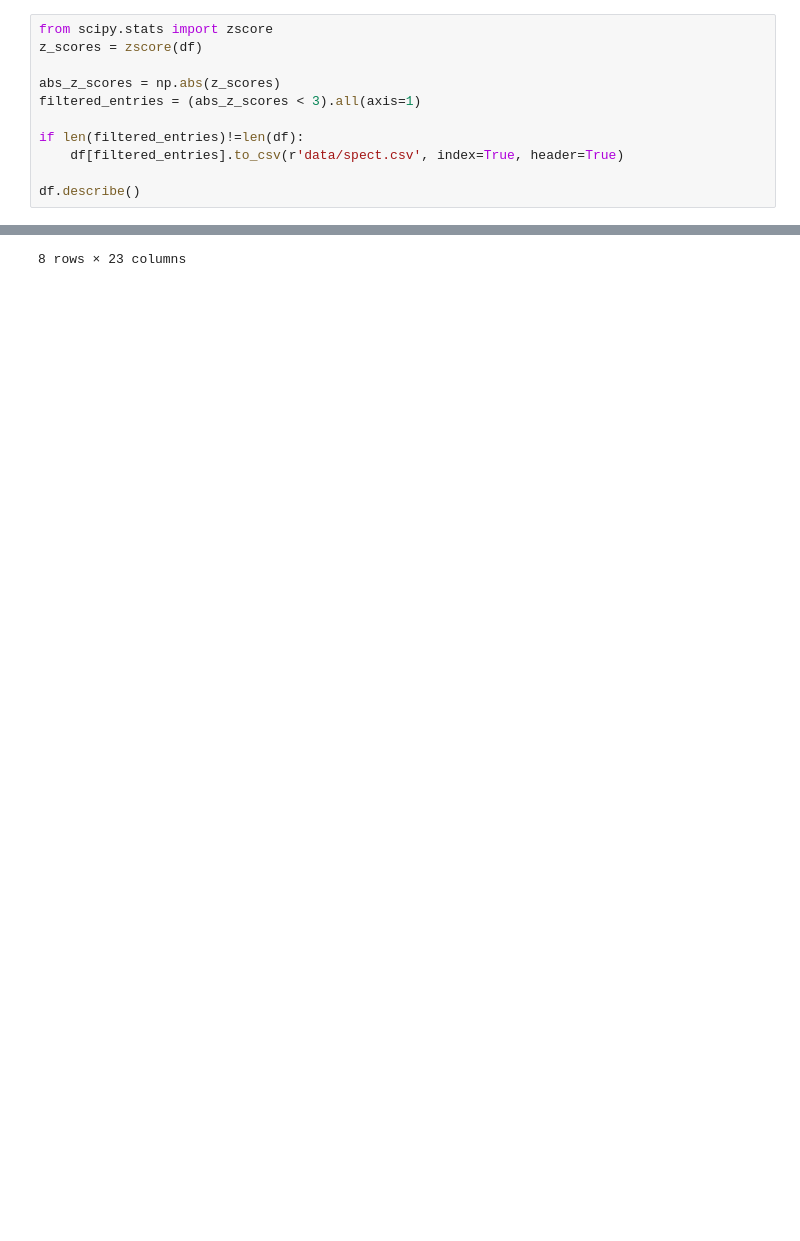
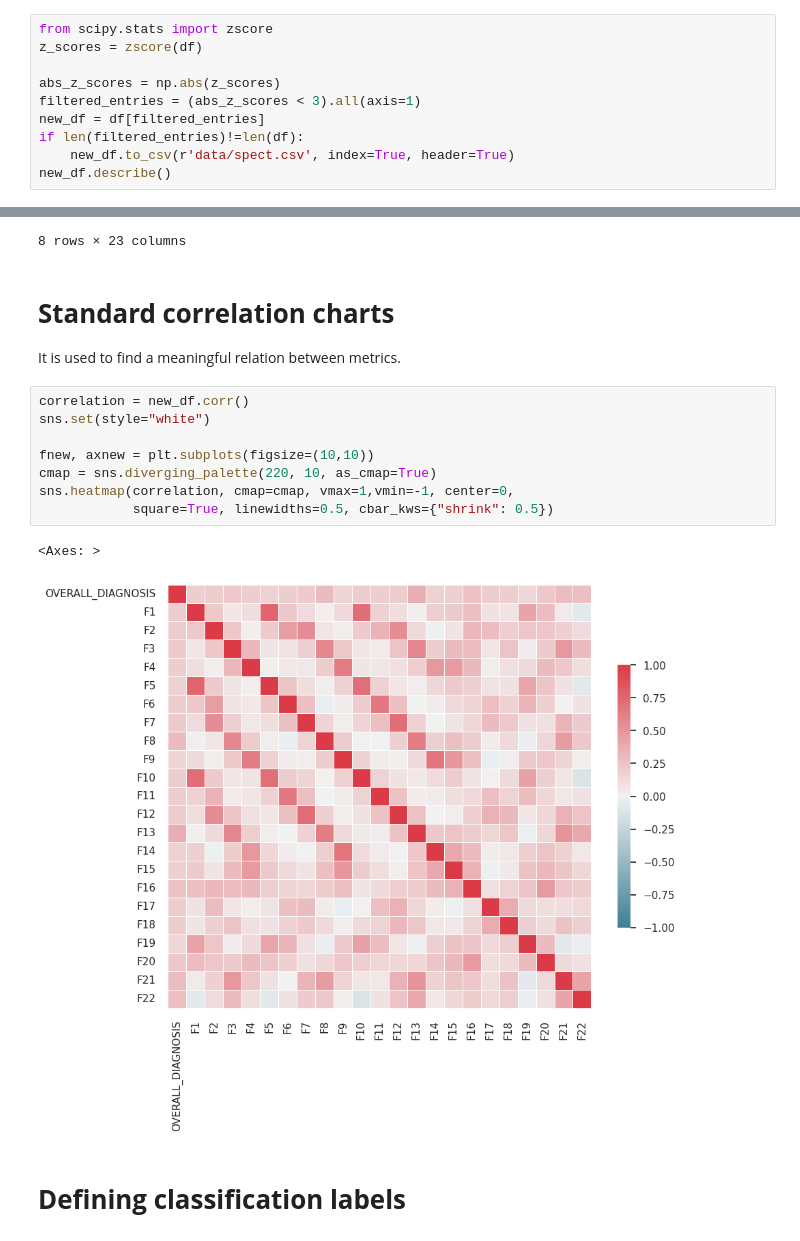
Before and after one commit to ErfanMomeniii/spect-detection, a Jupyter notebook: main.ipynb, the cells around one changed output, grey strips where cells are left out. Drawn from its saved outputs; the diff is of its cells as text; blank space fills up the shorter version.

Commit message:
feat: adding classification stage

```diff
--- a/main.ipynb
+++ b/main.ipynb
@@ -66,11 +77,10 @@ z_scores = zscore(df)
 
 abs_z_scores = np.abs(z_scores)
 filtered_entries = (abs_z_scores < 3).all(axis=1)
-
+new_df = df[filtered_entries]
 if len(filtered_entries)!=len(df):
-    df[filtered_entries].to_csv(r'data/spect.csv', index=True, header=True)
-
-df.describe()
+    new_df.to_csv(r'data/spect.csv', index=True, header=True)
+new_df.describe()
 # %% [output]
 |  | OVERALL_DIAGNOSIS | F1 | F2 | F3 | F4 | F5 | F6 | F7 | F8 | F9 | ... |
 | count | 267.000000 | 267.000000 | 267.000000 | 267.000000 | 267.000000 | 267.000000 | 267.000000 | 267.000000 | 267.000000 | 267.000000 | ... |
@@ -82,3 +92,19 @@ df.describe()
 | 75% | 1.000000 | 1.000000 | 0.000000 | 1.000000 | 1.000000 | 1.000000 | 0.000000 | 1.000000 | 1.000000 | 1.000000 | ... |
 | max | 1.000000 | 1.000000 | 1.000000 | 1.000000 | 1.000000 | 1.000000 | 1.000000 | 1.000000 | 1.000000 | 1.000000 | ... |
 8 rows × 23 columns
+# %% [markdown]
+# **Standard correlation charts**
+It is used to find a meaningful relation between metrics.
+# %%
+correlation = new_df.corr()
+sns.set(style="white")
+
+fnew, axnew = plt.subplots(figsize=(10,10))
+cmap = sns.diverging_palette(220, 10, as_cmap=True)
+sns.heatmap(correlation, cmap=cmap, vmax=1,vmin=-1, center=0,
+            square=True, linewidths=0.5, cbar_kws={"shrink": 0.5})
+# %% [output]
+<Axes: >
+[figure, added]
+# %% [markdown]
+# **Defining classification labels**
```
Also changed, not shown: parts of 15 cells of this notebook.
